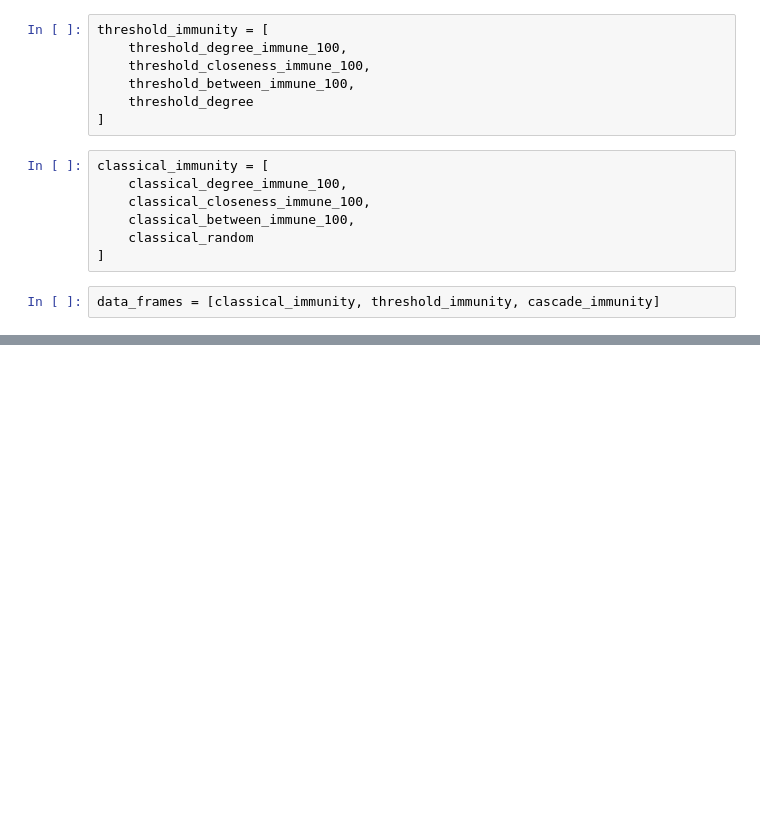
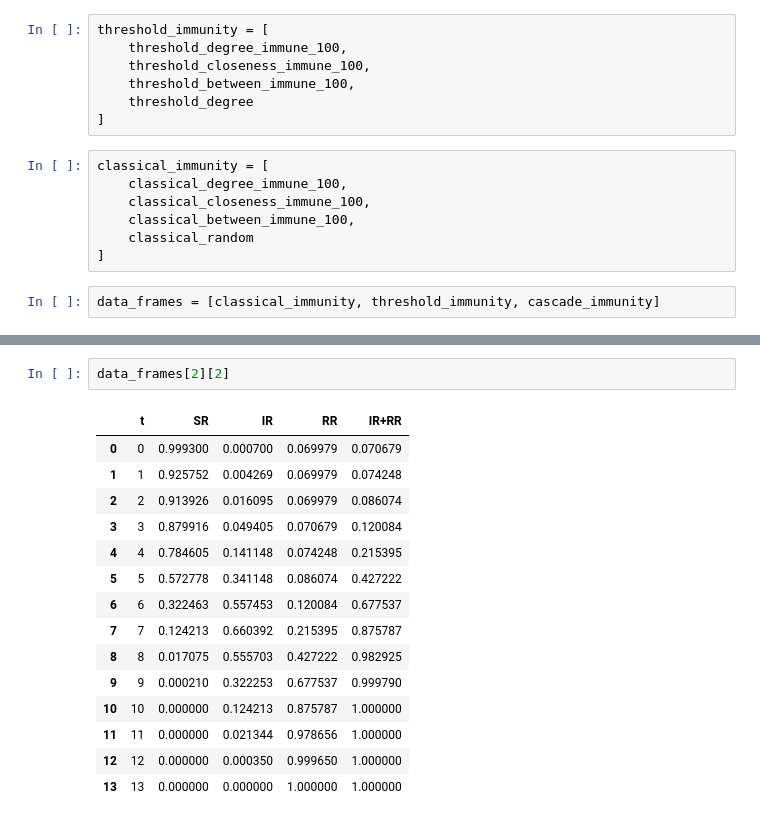
Before and after one commit to IdaUgilt/NA_project_facebook_friendships, a Jupyter notebook: immunity2.ipynb, the cells around one changed output, grey strips where cells are left out. Saved outputs shown, nothing was run; the diff lists cells and outputs as text; blank space fills up the shorter version.

```diff
--- a/immunity2.ipynb
+++ b/immunity2.ipynb
@@ -118,0 +153,18 @@ plt.show()
+# %%
+data_frames[2][2]
+# %% [output]
+|  | t | SR | IR | RR | IR+RR |
+| 0 | 0 | 0.999300 | 0.000700 | 0.069979 | 0.070679 |
+| 1 | 1 | 0.925752 | 0.004269 | 0.069979 | 0.074248 |
+| 2 | 2 | 0.913926 | 0.016095 | 0.069979 | 0.086074 |
+| 3 | 3 | 0.879916 | 0.049405 | 0.070679 | 0.120084 |
+| 4 | 4 | 0.784605 | 0.141148 | 0.074248 | 0.215395 |
+| 5 | 5 | 0.572778 | 0.341148 | 0.086074 | 0.427222 |
+| 6 | 6 | 0.322463 | 0.557453 | 0.120084 | 0.677537 |
+| 7 | 7 | 0.124213 | 0.660392 | 0.215395 | 0.875787 |
+| 8 | 8 | 0.017075 | 0.555703 | 0.427222 | 0.982925 |
+| 9 | 9 | 0.000210 | 0.322253 | 0.677537 | 0.999790 |
+| 10 | 10 | 0.000000 | 0.124213 | 0.875787 | 1.000000 |
+| 11 | 11 | 0.000000 | 0.021344 | 0.978656 | 1.000000 |
+| 12 | 12 | 0.000000 | 0.000350 | 0.999650 | 1.000000 |
+| 13 | 13 | 0.000000 | 0.000000 | 1.000000 | 1.000000 |
```
Also changed, not shown: parts of 4 cells of this notebook, 11 other files.
